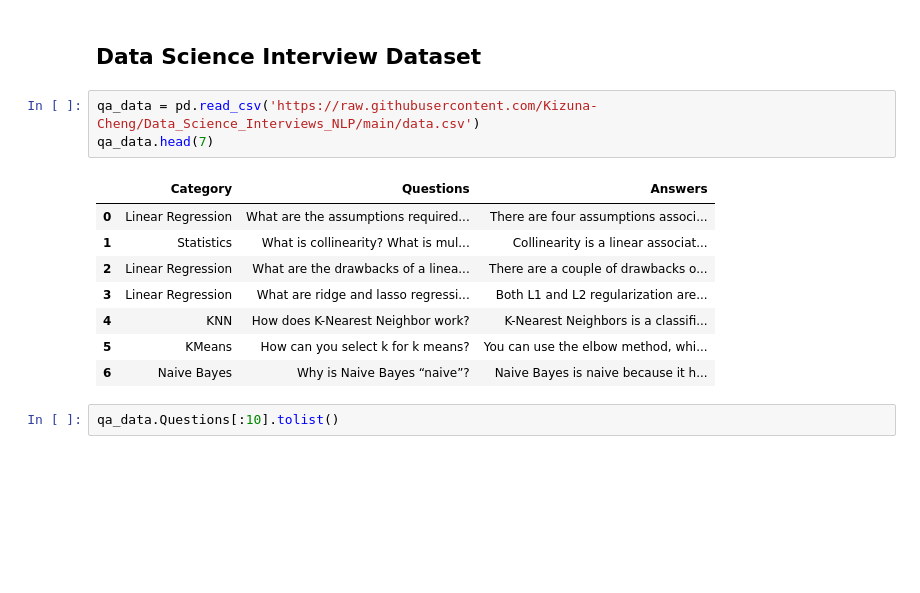
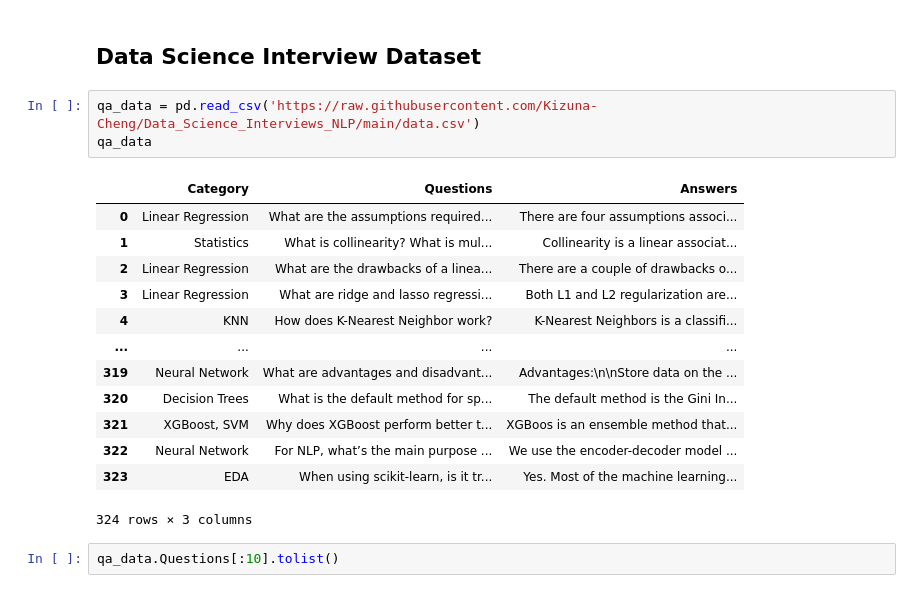
Before and after one commit to Teasotea/DialogSystem, a Jupyter notebook: ConversationalAI.ipynb, the cells around one changed output. Saved outputs shown, nothing was run; the diff lists cells and outputs as text; blank space fills up the shorter version.

```diff
--- a/ConversationalAI.ipynb
+++ b/ConversationalAI.ipynb
@@ -320,16 +339,21 @@ qa_ds['train'].to_pandas().head()
 ## Data Science Interview Dataset
 # %%
 qa_data = pd.read_csv('https://raw.githubusercontent.com/Kizuna-Cheng/Data_Science_Interviews_NLP/main/data.csv')
-qa_data.head(7)
+qa_data
 # %% [output]
 |  | Category | Questions | Answers |
 | 0 | Linear Regression | What are the assumptions required... | There are four assumptions associ... |
 | 1 | Statistics | What is collinearity? What is mul... | Collinearity is a linear associat... |
 | 2 | Linear Regression | What are the drawbacks of a linea... | There are a couple of drawbacks o... |
 | 3 | Linear Regression | What are ridge and lasso regressi... | Both L1 and L2 regularization are... |
 | 4 | KNN | How does K-Nearest Neighbor work? | K-Nearest Neighbors is a classifi... |
-| 5 | KMeans | How can you select k for k means? | You can use the elbow method, whi... |
-| 6 | Naive Bayes | Why is Naive Bayes “naive”? | Naive Bayes is naive because it h... |
+| ... | ... | ... | ... |
+| 319 | Neural Network | What are advantages and disadvant... | Advantages:\n\nStore data on the ... |
+| 320 | Decision Trees | What is the default method for sp... | The default method is the Gini In... |
+| 321 | XGBoost, SVM | Why does XGBoost perform better t... | XGBoos is an ensemble method that... |
+| 322 | Neural Network | For NLP, what’s the main purpose ... | We use the encoder-decoder model ... |
+| 323 | EDA | When using scikit-learn, is it tr... | Yes. Most of the machine learning... |
+324 rows × 3 columns
 # %%
 qa_data.Questions[:10].tolist()
 # %% [output]
```
Also changed, not shown: parts of 19 cells of this notebook.
